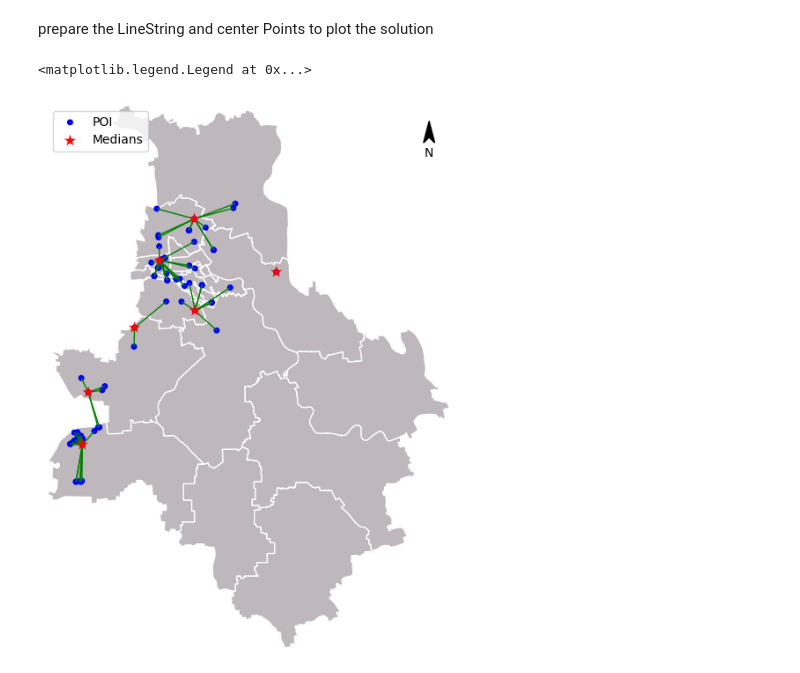
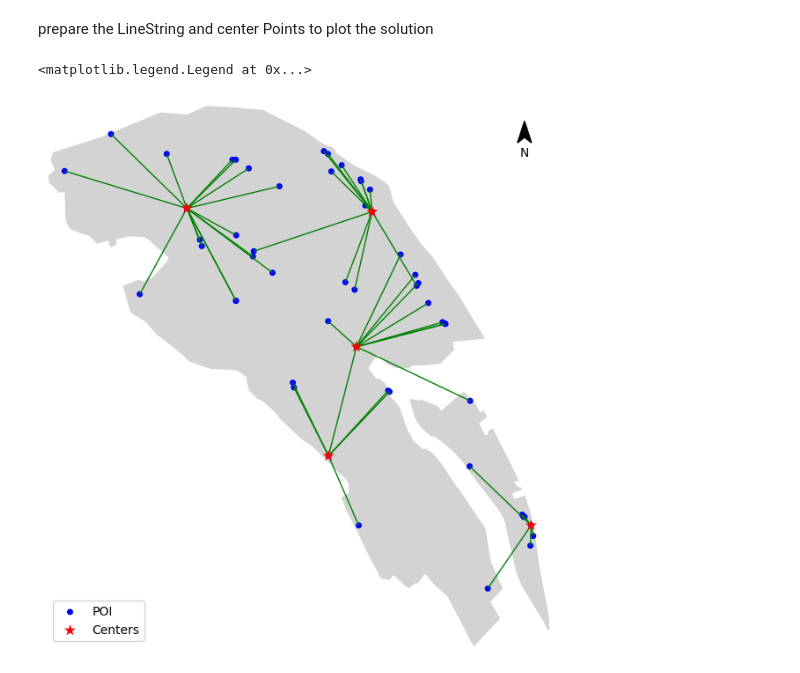
Before and after one commit to HIGISX/hispot, a Jupyter notebook: Notebooks/pCenter.ipynb, the cells around one changed output. Saved outputs shown, nothing was run; the diff lists cells and outputs as text; code cells hidden in the pictures.

```diff
--- a/Notebooks/pCenter.ipynb
+++ b/Notebooks/pCenter.ipynb
@@ -93,3 +508,11 @@ Minimum Maximum distance =  0.22816668
+# %%
+centers, assigns, obj = PCenter(
+    num_points=num_points,
+    points=points_np,                # 点坐标照传（用于画图/可视化）
+    solver=PULP_CBC_CMD(),
+    num_located=num_located,
+    distance_matrix=dist_net         # 传入你基于路网算好的距离矩阵（基于路网）
+).prob_solve()
 # %% [markdown]
 Visualize optimal solution
 # %%
@@ -126,6 +550,6 @@ from math import *
 We select Changping District of Beijing the study area and read partial poi points in Tongzhou District.
 # %%
 %%time
-region=gpd.read_file("../data/beijing/tongzhou/tongzhou.shp")
+region=gpd.read_file("../data/guangzhou/南沙区.shp")
 region.head(2)
 # %% [output]
@@ -138,5 +561,5 @@ Wall time: 15.2 ms
 Partial POI data in Changping district
 # %%
 %%time
-poi = gpd.read_file("../data/beijing/tongzhou/tongzhou-poi.shp")
+poi = gpd.read_file("../data/guangzhou/南沙区_港口码头.shp")
 # %% [output]
@@ -185,7 +608,7 @@ def get_coordinate(longitude, latitude):
 # %%
 data = poi[['lon', 'lat']]
 num_points = poi.shape[0]
-num_located = 7
+num_located = 5
 x,y=get_coordinate(data['lon'], data['lat'])
 pointsxy = [(x[i], y[i]) for i in range(num_points)] # x,y
 pointsxy_np = np.array(pointsxy)
@@ -224,34 +647,34 @@ ax = gplt.sankey(lines,
                  linewidth=1,
                  color='green',
                  zorder=3,
                  figsize=(10, 8),)
 gplt.polyplot(region,
               projection=gcrs.AlbersEqualArea(),
               edgecolor="white",
-              facecolor="#BEB8BC",
+              facecolor="lightgray",#"#BEB8BC",
               zorder=1,
               ax=ax,)
 gplt.pointplot(poi,
                extent=region.total_bounds,
                s=5,
                color='blue',
                alpha=1,
                linewidth=0,
                label='POI',
                zorder=2,
                ax=ax)
 gplt.pointplot(center_points,
                extent=region.total_bounds,
                s=10,
                color='red',
                alpha=1,
                linewidth=0,
                marker='*',
-               label='Medians',
+               label='Centers',
                zorder=4,
                ax=ax)
 render_north_arrow(ax = ax, x = 0.95, y = 0.95, size = 0.02,ratio = 0.7)
-plt.legend(loc='upper left')
+plt.legend(loc='lower left')
 # %% [output]
 <matplotlib.legend.Legend at 0x...>
-[figure, old version]
+[figure, new version]
```
Also changed, not shown: parts of 21 cells of this notebook, 10 other files.
